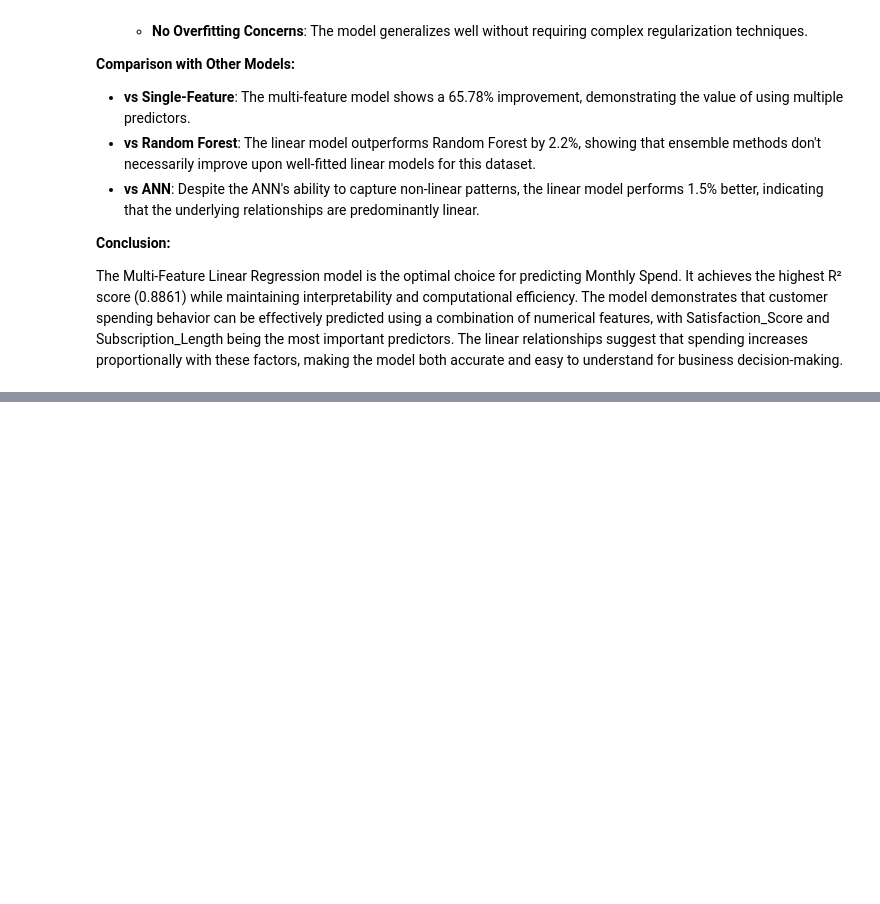
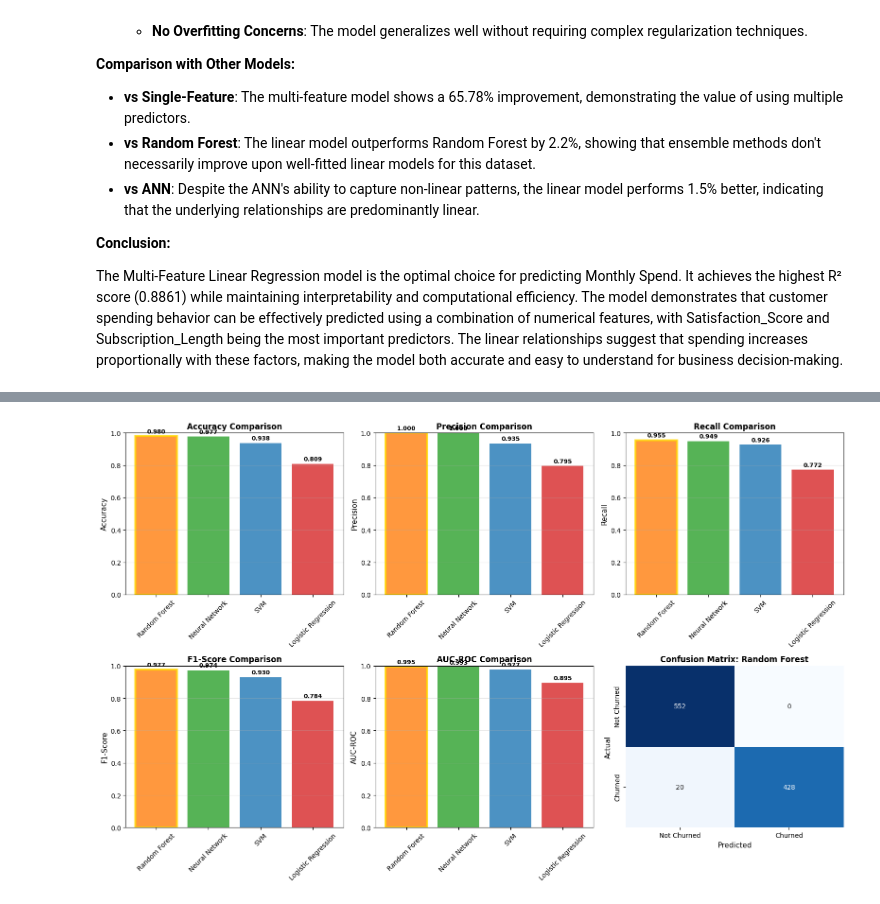
Before and after one commit to dannywu1101/AIFinalProject, a Jupyter notebook: Component1.ipynb, the cells around one changed output, grey strips where cells are left out. Saved outputs shown, nothing was run; the diff lists cells and outputs as text; code cells hidden in the pictures; blank space fills up the shorter version.

```diff
--- a/Component1.ipynb
+++ b/Component1.ipynb
@@ -1018,0 +1275,19 @@ The Multi-Feature Linear Regression model is the optimal choice for predicting M
+# %%
+# Compare all classification models
+print("\n" + "="*50)
+print("Classification Models Comparison")
+print("="*50)
+
+clf_results_df = pd.DataFrame(classification_results)
+clf_results_df = clf_results_df.sort_values('F1-Score', ascending=False)
+
+print("\nModels ranked by F1-Score:")
+print(clf_results_df[['Model', 'Accuracy', 'Precision', 'Recall', 'F1-Score', 'AUC-ROC']].to_string(index=False))
+
+best_clf_model = clf_results_df.iloc[0]
+print(f"\n Best Classification Model: {best_clf_model['Model']}")
+print(f"   Accuracy: {best_clf_model['Accuracy']:.4f}")
+print(f"   Precision: {best_clf_model['Precision']:.4f}")
+print(f"   Recall: {best_clf_model['Recall']:.4f}")
+print(f"   F1-Score: {best_clf_model['F1-Score']:.4f}")
+print(f"   AUC-ROC: {best_clf_model['AUC-ROC']:.4f}")
@@ -1018,0 +1312,49 @@ The Multi-Feature Linear Regression model is the optimal choice for predicting M
+# %%
+# Visualization 1: Metrics comparison
+fig, axes = plt.subplots(2, 3, figsize=(16, 10))
+axes = axes.flatten()
+
+metrics = ['Accuracy', 'Precision', 'Recall', 'F1-Score', 'AUC-ROC']
+models = clf_results_df['Model'].values
+
+for idx, metric in enumerate(metrics):
+    ax = axes[idx]
+    values = clf_results_df[metric].values
+    colors_bar = ['#ff7f0e', '#2ca02c', '#1f77b4', '#d62728']
+
+    bars = ax.bar(models, values, color=colors_bar[:len(models)], alpha=0.8)
+
+    # Highlight best
+    best_idx = clf_results_df[metric].idxmax()
+    bars[list(clf_results_df.index).index(best_idx)].set_edgecolor('gold')
+    bars[list(clf_results_df.index).index(best_idx)].set_linewidth(3)
+
+    # Add value labels
+    for bar, val in zip(bars, values):
+        height = bar.get_height()
+        ax.text(bar.get_x() + bar.get_width()/2., height + 0.01,
+                f'{val:.3f}', ha='center', va='bottom', fontsize=9, fontweight='bold')
+
+    ax.set_ylabel(metric, fontsize=11)
+    ax.set_title(f'{metric} Comparison', fontsize=12, fontweight='bold')
+    ax.set_ylim([0, 1.0])
+    ax.grid(axis='y', alpha=0.3)
+    ax.tick_params(axis='x', rotation=45)
+
+# Confusion matrix for best model
+ax = axes[5]
+best_model_name = best_clf_model['Model']
+best_pred = best_clf_model['predictions']
+cm = confusion_matrix(y_test_clf, best_pred)
+
+sns.heatmap(cm, annot=True, fmt='d', cmap='Blues', ax=ax, cbar=False)
+ax.set_xlabel('Predicted', fontsize=11)
+ax.set_ylabel('Actual', fontsize=11)
+ax.set_title(f'Confusion Matrix: {best_model_name}', fontsize=12, fontweight='bold')
+ax.set_xticklabels(['Not Churned', 'Churned'])
+ax.set_yticklabels(['Not Churned', 'Churned'])
+
+plt.tight_layout()
+plt.show()
+# %% [output]
+[figure, added]
```
Also changed, not shown: parts of 16 cells of this notebook.
